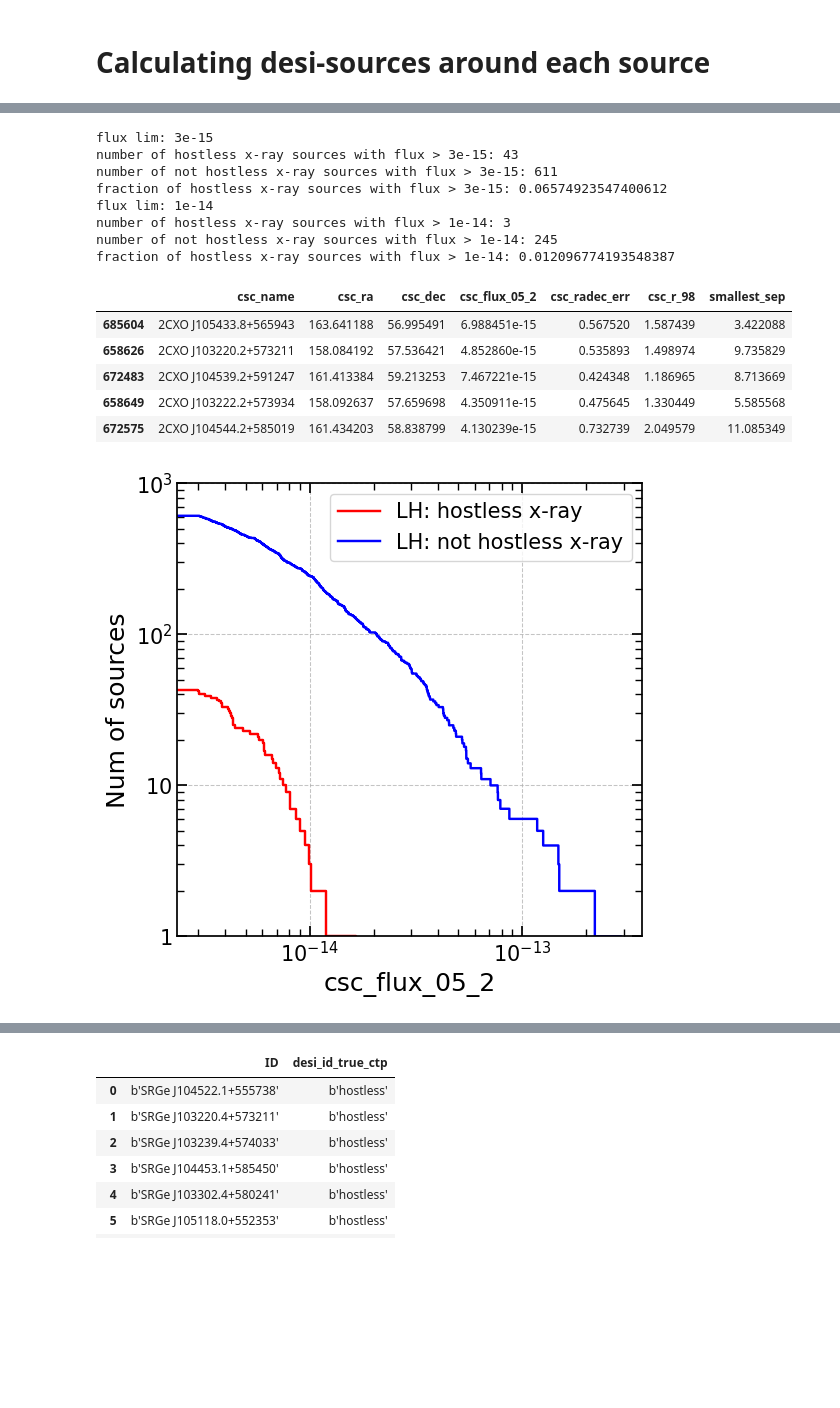
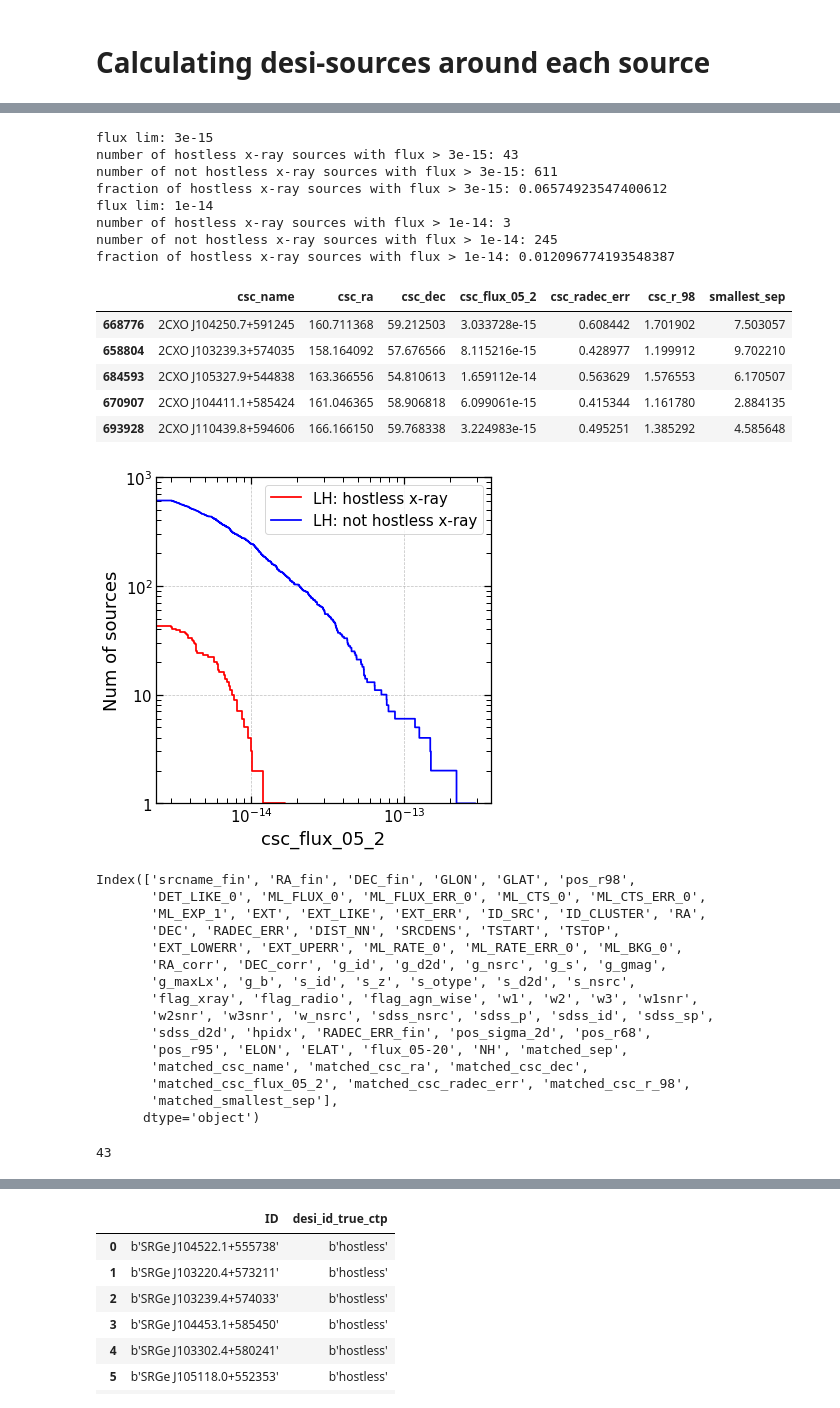
Before and after one commit to SergeiDBykov/lockman_hole, a Jupyter notebook: 1_desi-photo-prior/4_train-catalogs-hostless.ipynb, the cells around one changed output, grey strips where cells are left out. Drawn from its saved outputs; the diff is of its cells as text; code cells hidden in the pictures; blank space fills up the shorter version.

Commit message:
upd cross-match func and hostless train

```diff
--- a/1_desi-photo-prior/4_train-catalogs-hostless.ipynb
+++ b/1_desi-photo-prior/4_train-catalogs-hostless.ipynb
@@ -74,24 +84,9 @@ def annuli_area_deg2(r_in_arcsec, r_out_arcsec):
     area = np.pi*(r_out_deg**2 - r_in_deg**2)
     return area
 
-#make a dataframe of CSC sources
-desi_csc['sep_larger_dbl_r98']  = desi_csc['dist_arcsec']>2*desi_csc['csc_r_98']
-
-
 csc = pd.DataFrame(desi_csc.groupby(by = 'csc_name', ).agg({'csc_ra': np.mean, 'csc_dec': np.mean}))
-
-
-#r_out = 10
-#calculate total number of DESI sources withing 0-10 arcsec of each CSC source
-#num_src_desi_small_r =  desi_csc.groupby(by = ['csc_name', pd.cut(desi_csc.dist_arcsec, [0, r_out]) ]).size().unstack()
-#frac_sep_larger_dbl_r98 =  desi_csc.groupby('csc_name')['sep_larger_dbl_r98'].mean()
-#csc['frac_sep_larger_dbl_r98'] = frac_sep_larger_dbl_r98
-#csc['num_src_desi_small_r'] = num_src_desi_small_r
-#desi_csc = desi_csc.merge(csc[['csc_name','num_src_desi_small_r', 'frac_sep_larger_dbl_r98', 'smallest_sep']], on='csc_name')
-
 smallest_sep  = desi_csc.groupby('csc_name')['dist_arcsec'].min()
 csc['smallest_sep'] = smallest_sep
-
 
 csc.reset_index(inplace=True)
 desi_csc = desi_csc.merge(csc[['csc_name','smallest_sep']], on='csc_name')
@@ -102,6 +97,8 @@ hostless_df = desi_csc[is_hostless][['csc_name', 'csc_ra', 'csc_dec', 'csc_flux_
        'csc_r_98', 'smallest_sep']].drop_duplicates(subset=['csc_ra', 'csc_dec'], keep='first')
 desi_csc = desi_csc[~is_hostless]
 
+desi_csc_x_ray_only = desi_csc.drop_duplicates(subset=['csc_name', 'csc_ra', 'csc_dec'], keep='first')
+
 desi_csc.sample(10)
 # %% [output]
 |  | csc_name | csc_ra | csc_dec | csc_flux_05_2 | csc_radec_err | csc_r_98 | release | objid | brickid | ... |
@@ -118,14 +115,14 @@ desi_csc.sample(10)
 # %%
 fig,  ax =  plt.subplots( figsize = (6,6))
 sns.ecdfplot(hostless_df['csc_flux_05_2'], label='hostless x-ray', complementary=True, stat = 'count' , color='red', ax = ax)
-sns.ecdfplot(desi_csc.drop_duplicates(subset=['csc_name', 'csc_ra', 'csc_dec'], keep='first')['csc_flux_05_2'], label='not hostless x-ray', complementary=True, stat = 'count' , color='blue', ax = ax)
+sns.ecdfplot(desi_csc_x_ray_only['csc_flux_05_2'], label='not hostless x-ray', complementary=True, stat = 'count' , color='blue', ax = ax)
 ax.set(xscale='log', yscale='log', xlabel='csc_flux_05_2', ylabel='Num of sources', ylim = [1,1e5])
 ax.legend()
 
 for fluxlim in [3e-15, 1e-14]:
     print('flux lim:', fluxlim)
     n_hostless_flux_lim = hostless_df.query('csc_flux_05_2 > @fluxlim').shape[0]
-    n_not_hostless_flux_lim = desi_csc.drop_duplicates(subset=['csc_name', 'csc_ra', 'csc_dec'], keep='first').query('csc_flux_05_2 > @fluxlim').shape[0]
+    n_not_hostless_flux_lim = desi_csc_x_ray_only.query('csc_flux_05_2 > @fluxlim').shape[0]
     print(f'number of hostless x-ray sources with flux > {fluxlim}:', n_hostless_flux_lim)
     print(f'number of not hostless x-ray sources with flux > {fluxlim}:', n_not_hostless_flux_lim)
     print(f'fraction of hostless x-ray sources with flux > {fluxlim}:', n_hostless_flux_lim/(n_not_hostless_flux_lim + n_hostless_flux_lim))
@@ -144,42 +141,64 @@ ra_min = 154.763934
 ra_max = 167.084550
 dec_min = 54.124219
 dec_max = 61.236185
 
 hostless_df_lh = hostless_df.query('csc_ra>=@ra_min & csc_ra<=@ra_max & csc_dec>=@dec_min & csc_dec<=@dec_max')
-desi_csc_lh = desi_csc.query('csc_ra>=@ra_min & csc_ra<=@ra_max & csc_dec>=@dec_min & csc_dec<=@dec_max')
+desi_csc_x_ray_only_lh = desi_csc_x_ray_only.query('csc_ra>=@ra_min & csc_ra<=@ra_max & csc_dec>=@dec_min & csc_dec<=@dec_max')
 
 fig,  ax =  plt.subplots( figsize = (6,6))
 sns.ecdfplot(hostless_df_lh['csc_flux_05_2'], label='LH: hostless x-ray', complementary=True, stat = 'count' , color='red', ax = ax)
-sns.ecdfplot(desi_csc_lh.drop_duplicates(subset=['csc_name', 'csc_ra', 'csc_dec'], keep='first')['csc_flux_05_2'], label='LH: not hostless x-ray', complementary=True, stat = 'count' , color='blue', ax = ax)
+sns.ecdfplot(desi_csc_x_ray_only_lh['csc_flux_05_2'], label='LH: not hostless x-ray', complementary=True, stat = 'count' , color='blue', ax = ax)
 ax.set(xscale='log', yscale='log', xlabel='csc_flux_05_2', ylabel='Num of sources', ylim = [1,1e3])
 ax.legend()
 
 
 for fluxlim in [3e-15, 1e-14]:
     print('flux lim:', fluxlim)
     n_hostless_flux_lim = hostless_df_lh.query('csc_flux_05_2 > @fluxlim').shape[0]
-    n_not_hostless_flux_lim = desi_csc_lh.drop_duplicates(subset=['csc_name', 'csc_ra', 'csc_dec'], keep='first').query('csc_flux_05_2 > @fluxlim').shape[0]
+    n_not_hostless_flux_lim = desi_csc_x_ray_only_lh.query('csc_flux_05_2 > @fluxlim').shape[0]
     print(f'number of hostless x-ray sources with flux > {fluxlim}:', n_hostless_flux_lim)
     print(f'number of not hostless x-ray sources with flux > {fluxlim}:', n_not_hostless_flux_lim)
     print(f'fraction of hostless x-ray sources with flux > {fluxlim}:', n_hostless_flux_lim/(n_not_hostless_flux_lim + n_hostless_flux_lim))
 
 hostless_df_lh.sample(5)
 # %% [output]
 flux lim: 3e-15
 number of hostless x-ray sources with flux > 3e-15: 43
 number of not hostless x-ray sources with flux > 3e-15: 611
 fraction of hostless x-ray sources with flux > 3e-15: 0.06574923547400612
 flux lim: 1e-14
 number of hostless x-ray sources with flux > 1e-14: 3
 number of not hostless x-ray sources with flux > 1e-14: 245
 fraction of hostless x-ray sources with flux > 1e-14: 0.012096774193548387
 |  | csc_name | csc_ra | csc_dec | csc_flux_05_2 | csc_radec_err | csc_r_98 | smallest_sep |
-| 685604 | 2CXO J105433.8+565943 | 163.641188 | 56.995491 | 6.988451e-15 | 0.567520 | 1.587439 | 3.422088 |
-| 658626 | 2CXO J103220.2+573211 | 158.084192 | 57.536421 | 4.852860e-15 | 0.535893 | 1.498974 | 9.735829 |
-| 672483 | 2CXO J104539.2+591247 | 161.413384 | 59.213253 | 7.467221e-15 | 0.424348 | 1.186965 | 8.713669 |
-| 658649 | 2CXO J103222.2+573934 | 158.092637 | 57.659698 | 4.350911e-15 | 0.475645 | 1.330449 | 5.585568 |
-| 672575 | 2CXO J104544.2+585019 | 161.434203 | 58.838799 | 4.130239e-15 | 0.732739 | 2.049579 | 11.085349 |
+| 668776 | 2CXO J104250.7+591245 | 160.711368 | 59.212503 | 3.033728e-15 | 0.608442 | 1.701902 | 7.503057 |
+| 658804 | 2CXO J103239.3+574035 | 158.164092 | 57.676566 | 8.115216e-15 | 0.428977 | 1.199912 | 9.702210 |
+| 684593 | 2CXO J105327.9+544838 | 163.366556 | 54.810613 | 1.659112e-14 | 0.563629 | 1.576553 | 6.170507 |
+| 670907 | 2CXO J104411.1+585424 | 161.046365 | 58.906818 | 6.099061e-15 | 0.415344 | 1.161780 | 2.884135 |
+| 693928 | 2CXO J110439.8+594606 | 166.166150 | 59.768338 | 3.224983e-15 | 0.495251 | 1.385292 | 4.585648 |
-[figure, old version]
+[figure, new version]
+# %%
+ero_hostless.columns
+# %% [output]
+Index(['srcname_fin', 'RA_fin', 'DEC_fin', 'GLON', 'GLAT', 'pos_r98',
+       'DET_LIKE_0', 'ML_FLUX_0', 'ML_FLUX_ERR_0', 'ML_CTS_0', 'ML_CTS_ERR_0',
+       'ML_EXP_1', 'EXT', 'EXT_LIKE', 'EXT_ERR', 'ID_SRC', 'ID_CLUSTER', 'RA',
+       'DEC', 'RADEC_ERR', 'DIST_NN', 'SRCDENS', 'TSTART', 'TSTOP',
+       'EXT_LOWERR', 'EXT_UPERR', 'ML_RATE_0', 'ML_RATE_ERR_0', 'ML_BKG_0',
+       'RA_corr', 'DEC_corr', 'g_id', 'g_d2d', 'g_nsrc', 'g_s', 'g_gmag',
+       'g_maxLx', 'g_b', 's_id', 's_z', 's_otype', 's_d2d', 's_nsrc',
+       'flag_xray', 'flag_radio', 'flag_agn_wise', 'w1', 'w2', 'w3', 'w1snr',
+       'w2snr', 'w3snr', 'w_nsrc', 'sdss_nsrc', 'sdss_p', 'sdss_id', 'sdss_sp',
+       'sdss_d2d', 'hpidx', 'RADEC_ERR_fin', 'pos_sigma_2d', 'pos_r68',
+       'pos_r95', 'ELON', 'ELAT', 'flux_05-20', 'NH', 'matched_sep',
+       'matched_csc_name', 'matched_csc_ra', 'matched_csc_dec',
+       'matched_csc_flux_05_2', 'matched_csc_radec_err', 'matched_csc_r_98',
+       'matched_smallest_sep'],
+      dtype='object')
+# %%
+len(hostless_df_lh)
+# %% [output]
+43
 # %%
 erosita_orig_df = pd.read_pickle(data_path+'ERO_lhpv_03_23_sd01_a15_g14.pkl')
 
```
Also changed, not shown: parts of 6 cells of this notebook, 4 other files.
